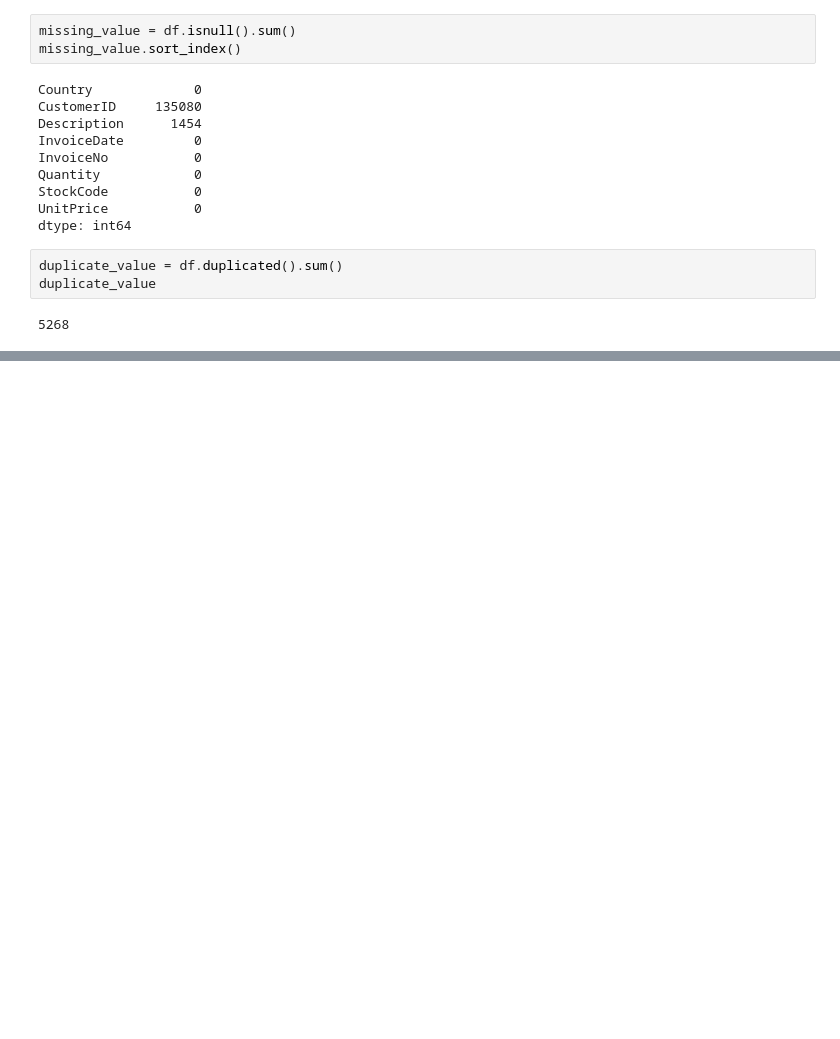
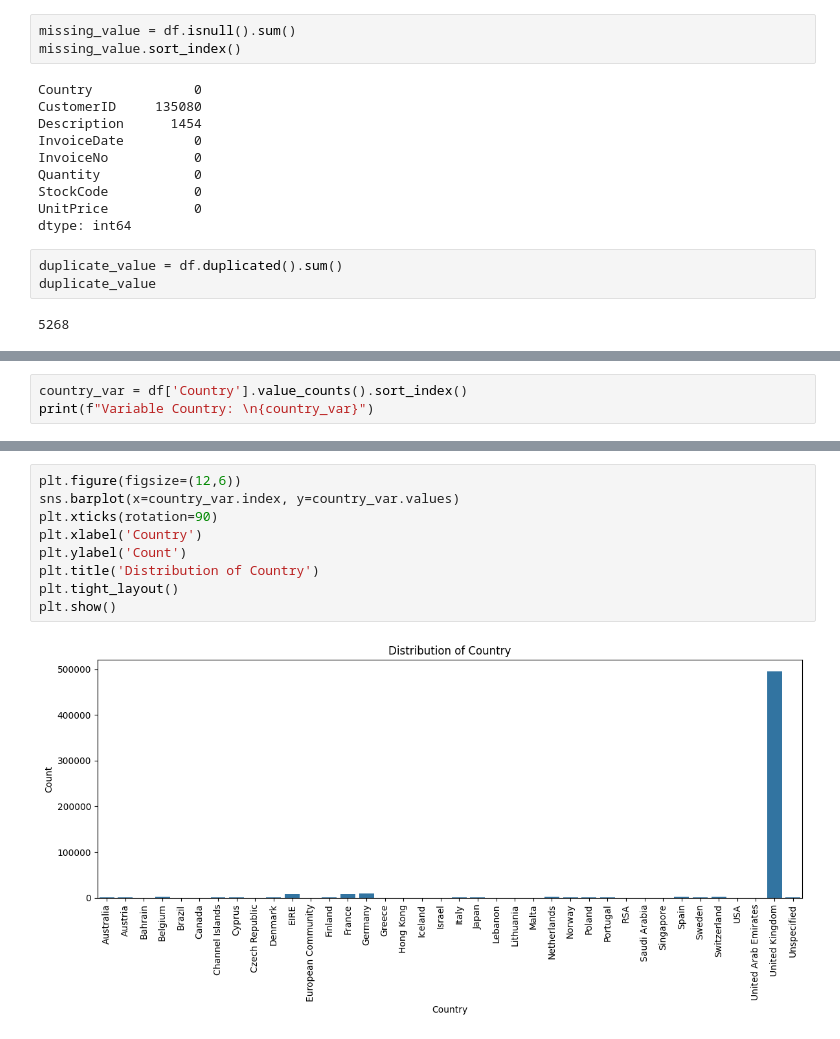
Before and after one commit to X6K18/Online-Retail-Data-Analysis, a Jupyter notebook: notebooks/01_data_exploration.ipynb, the cells around one changed output, grey strips where cells are left out. Drawn from its saved outputs; the diff is of its cells as text; blank space fills up the shorter version.

```diff
--- a/notebooks/01_data_exploration.ipynb
+++ b/notebooks/01_data_exploration.ipynb
@@ -78,0 +89,3 @@ duplicate_value
+# %%
+country_var = df['Country'].value_counts().sort_index()
+print(f"Variable Country: \n{country_var}")
@@ -78,0 +110,11 @@ duplicate_value
+# %%
+plt.figure(figsize=(12,6))
+sns.barplot(x=country_var.index, y=country_var.values)
+plt.xticks(rotation=90)
+plt.xlabel('Country')
+plt.ylabel('Count')
+plt.title('Distribution of Country')
+plt.tight_layout()
+plt.show()
+# %% [output]
+[figure, added]
```
Also changed, not shown: parts of 17 cells of this notebook, 1 other file.
